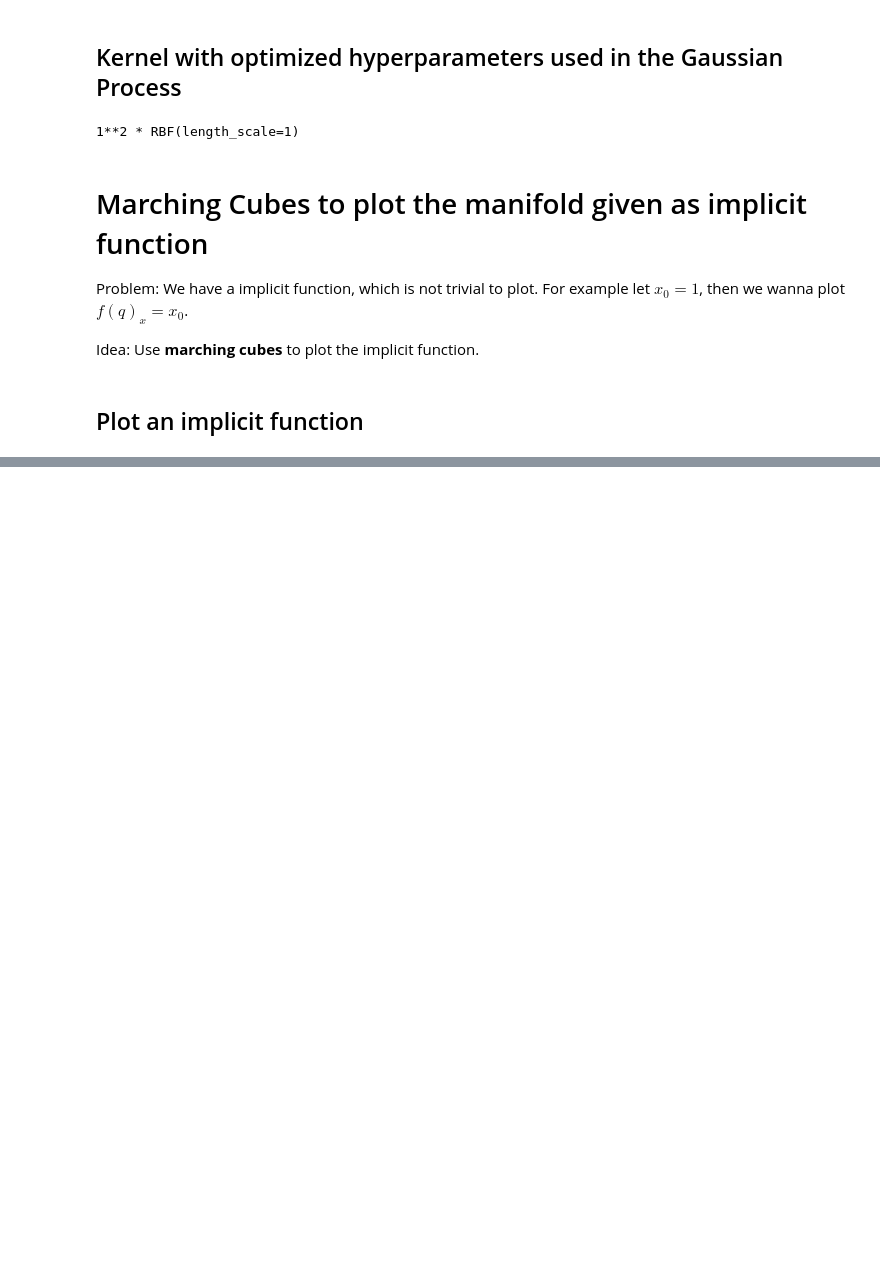
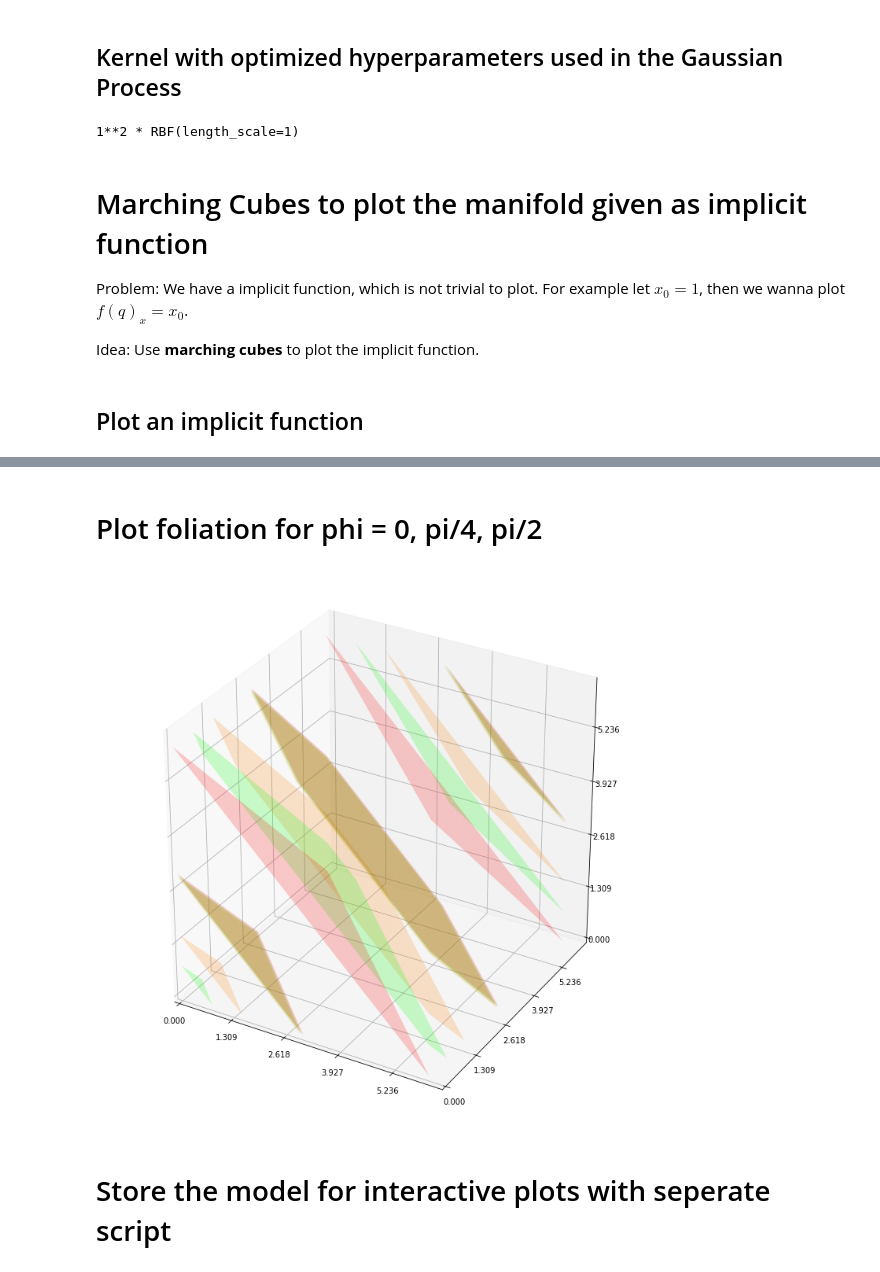
Before and after one commit to aaarne/learning-forward-kinematics, a Jupyter notebook: learn-forward-kin-trial.ipynb, the cells around one changed output, grey strips where cells are left out. Saved outputs shown, nothing was run; the diff lists cells and outputs as text; code cells hidden in the pictures; blank space fills up the shorter version.

```diff
--- a/learn-forward-kin-trial.ipynb
+++ b/learn-forward-kin-trial.ipynb
@@ -379,0 +392,14 @@ plt.show()
+# %% [markdown]
+# Plot foliation for phi = 0, pi/4, pi/2
+# %%
+fig = plt.figure(figsize=(10, 10))
+ax = fig.add_subplot(111, projection='3d')
+
+plot_implicit_function(ax, lambda x: gp_inference(m, x)[2], 0.0, color=(1, 0, 0, 0.2))
+plot_implicit_function(ax, lambda x: gp_inference(m, x)[2], np.pi/4, color=(0, 1, 0, 0.2))
+plot_implicit_function(ax, lambda x: gp_inference(m, x)[2], np.pi/2, color=(1, 0.5, 0, 0.2))
+fig.tight_layout()
+# %% [output]
+[figure, added]
+# %% [markdown]
+# Store the model for interactive plots with seperate script
```
Also changed, not shown: parts of 15 cells of this notebook, 1 other file.
